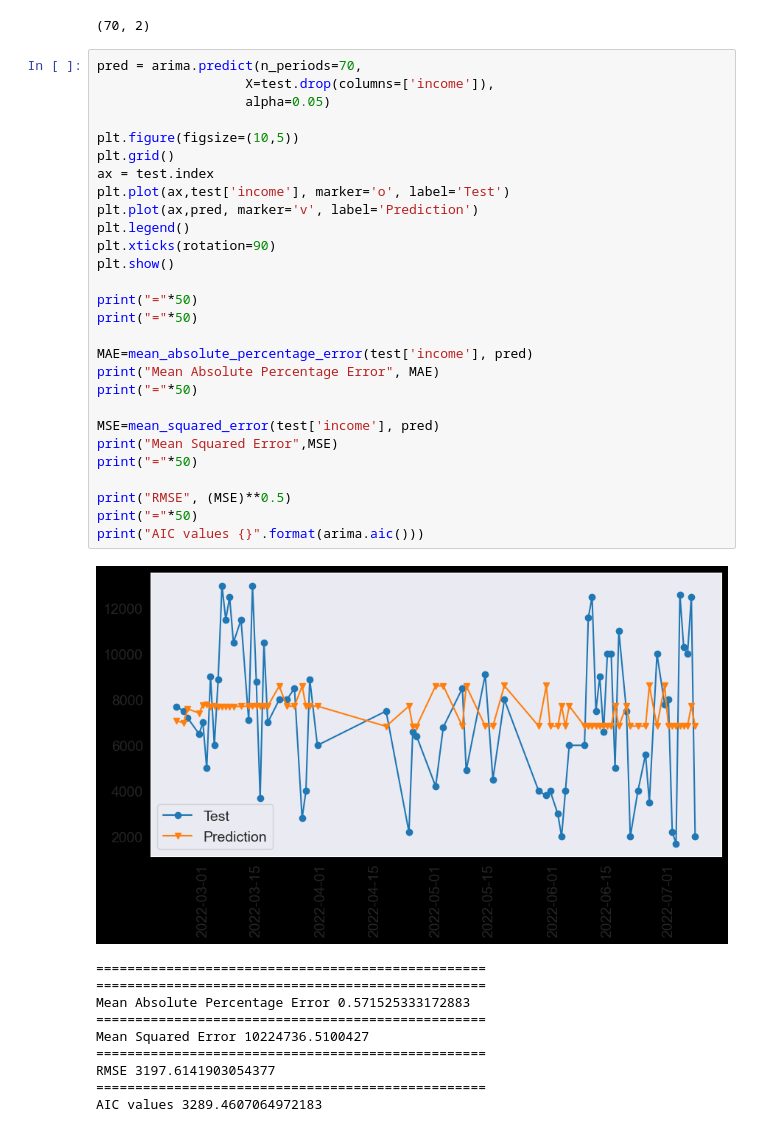
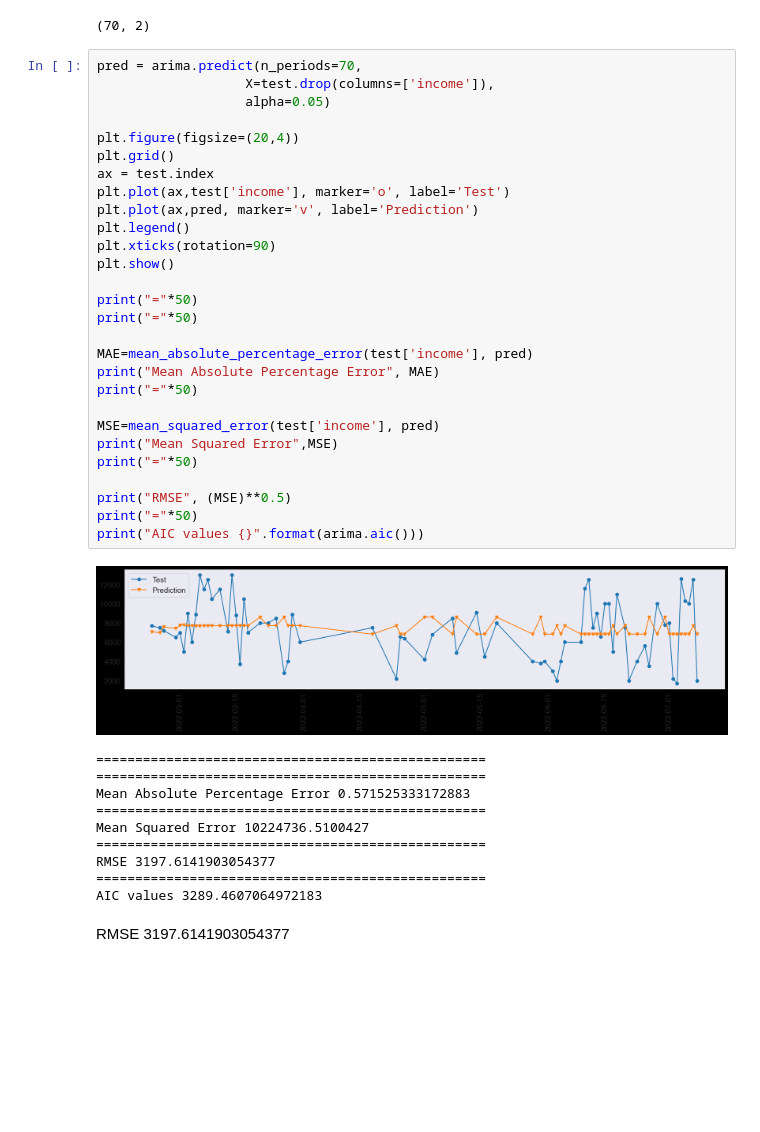
Before and after one commit to wessware/ARIMA_TIME_SERIES_FORECASTING, a Jupyter notebook: models/auto_arima_time_series_analysis.ipynb, the cells around one changed output. Saved outputs shown, nothing was run; the diff lists cells and outputs as text; blank space fills up the shorter version.

```diff
--- a/models/auto_arima_time_series_analysis.ipynb
+++ b/models/auto_arima_time_series_analysis.ipynb
@@ -222,33 +223,33 @@ test.shape
 # %%
 pred = arima.predict(n_periods=70,
                    X=test.drop(columns=['income']),
                    alpha=0.05)
 
-plt.figure(figsize=(10,5))
+plt.figure(figsize=(20,4))
 plt.grid()
 ax = test.index
 plt.plot(ax,test['income'], marker='o', label='Test')
 plt.plot(ax,pred, marker='v', label='Prediction')
 plt.legend()
 plt.xticks(rotation=90)
 plt.show()
 
 print("="*50)
 print("="*50)
 
 MAE=mean_absolute_percentage_error(test['income'], pred)
 print("Mean Absolute Percentage Error", MAE)
 print("="*50)
 
 MSE=mean_squared_error(test['income'], pred)
 print("Mean Squared Error",MSE)
 print("="*50)
 
 print("RMSE", (MSE)**0.5)
 print("="*50)
 print("AIC values {}".format(arima.aic()))
 # %% [output]
-[figure, old version]
+[figure, new version]
 ==================================================
 ==================================================
 Mean Absolute Percentage Error 0.571525333172883
@@ -258,3 +259,5 @@ Mean Squared Error 10224736.5100427
 RMSE 3197.6141903054377
 ==================================================
 AIC values 3289.4607064972183
+# %% [markdown]
+RMSE 3197.6141903054377
```
Also changed, not shown: parts of 1 cell of this notebook.
